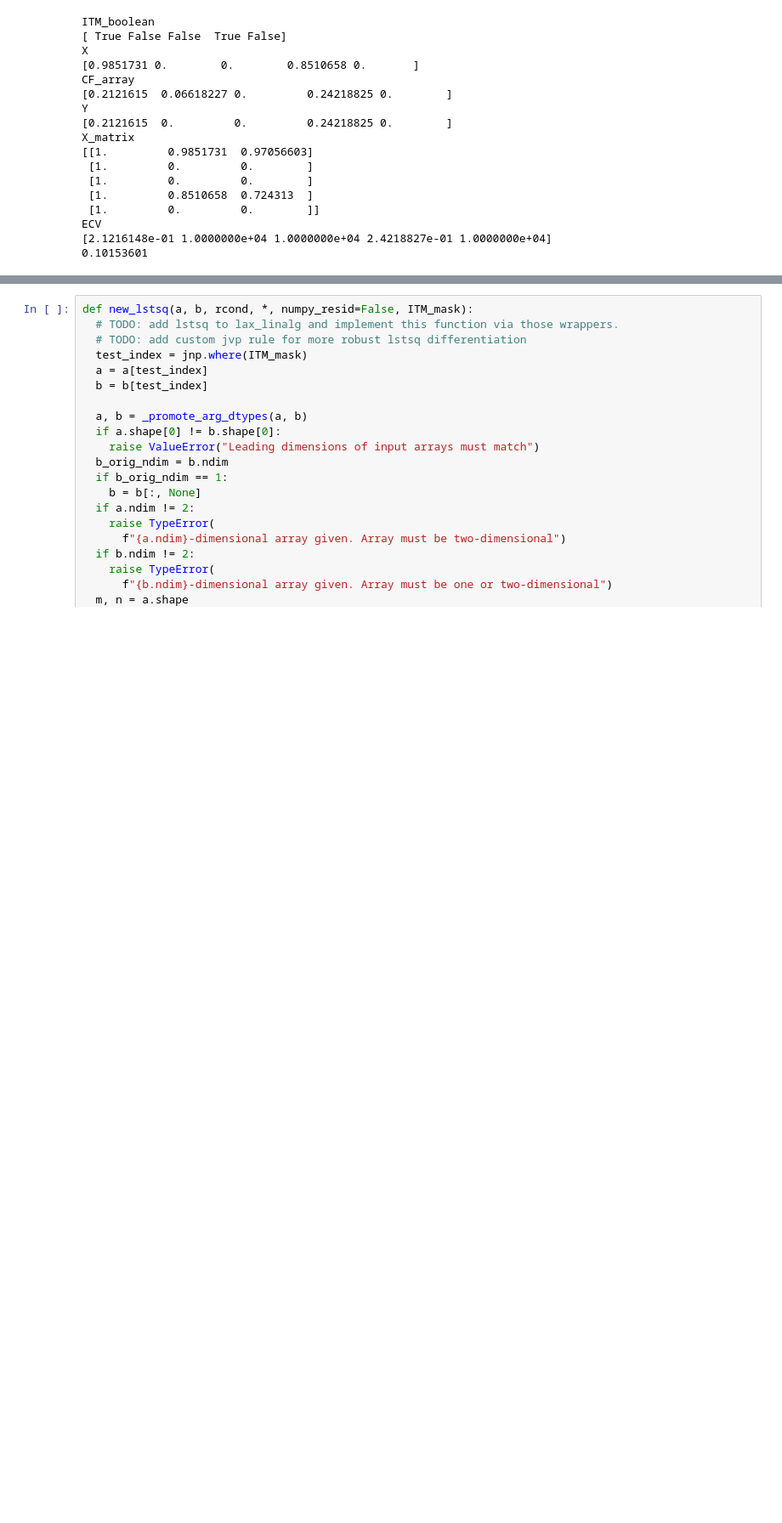
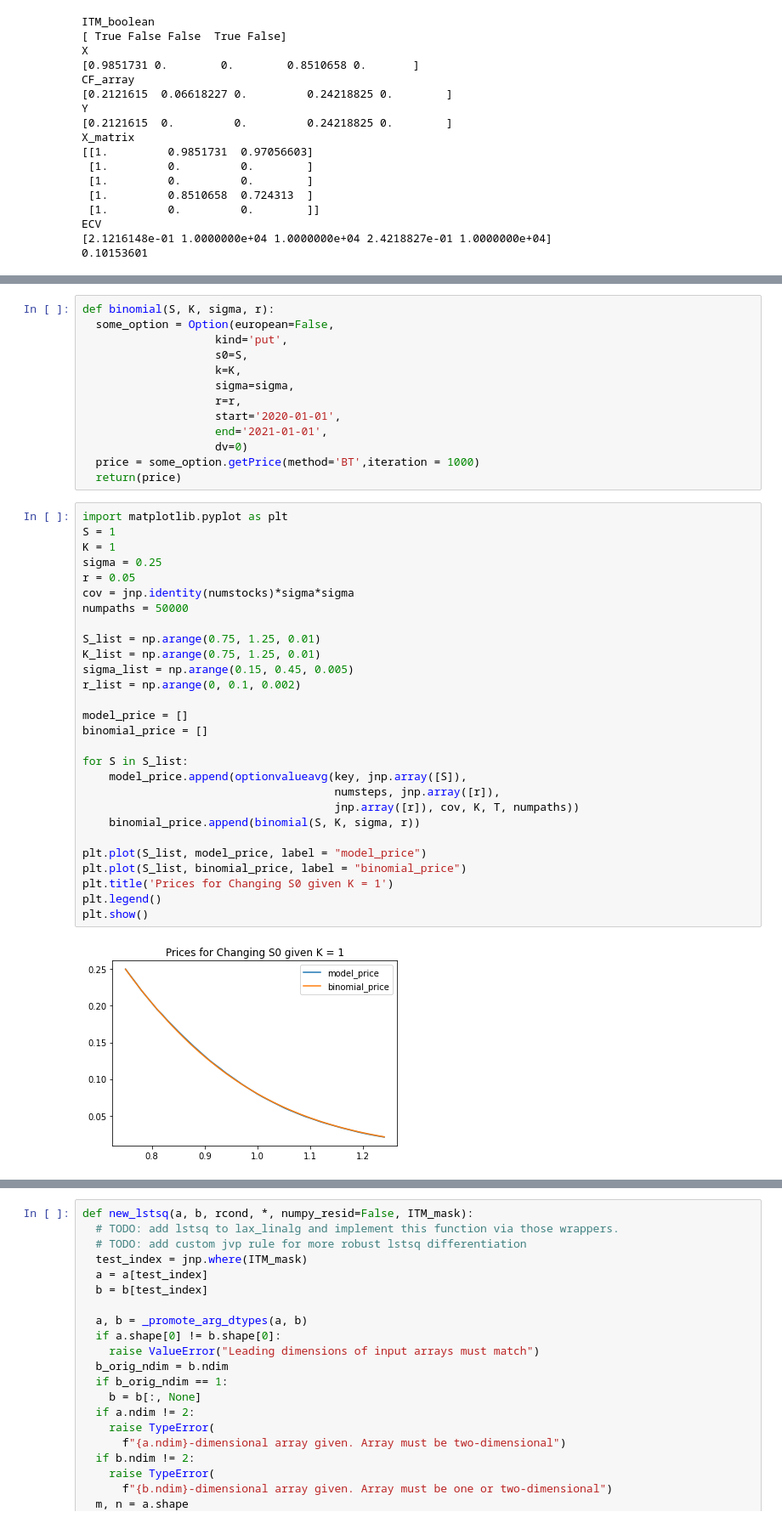
Before and after one commit to xinyanz-erin/Applied-Finance-Project, a Jupyter notebook: American_Call_jax_v4.ipynb, the cells around one changed output, grey strips where cells are left out. Shown at 85% size. Cells and saved outputs as stored; diff of their text form; blank space fills up the shorter version.

```diff
--- a/American_Call_jax_v4.ipynb
+++ b/American_Call_jax_v4.ipynb
@@ -246,0 +272,43 @@ print(goptionvalueavg(keys, initial_stocks, numsteps, drift, r, cov, K, T, numpa
+# %%
+def binomial(S, K, sigma, r):
+  some_option = Option(european=False,
+                    kind='put',
+                    s0=S,
+                    k=K,
+                    sigma=sigma,
+                    r=r,
+                    start='2020-01-01',
+                    end='2021-01-01',
+                    dv=0)
+  price = some_option.getPrice(method='BT',iteration = 1000)
+  return(price)
+# %%
+import matplotlib.pyplot as plt
+S = 1
+K = 1
+sigma = 0.25
+r = 0.05
+cov = jnp.identity(numstocks)*sigma*sigma
+numpaths = 50000
+
+S_list = np.arange(0.75, 1.25, 0.01)
+K_list = np.arange(0.75, 1.25, 0.01)
+sigma_list = np.arange(0.15, 0.45, 0.005)
+r_list = np.arange(0, 0.1, 0.002)
+
+model_price = []
+binomial_price = []
+
+for S in S_list:
+    model_price.append(optionvalueavg(key, jnp.array([S]),
+                                      numsteps, jnp.array([r]),
+                                      jnp.array([r]), cov, K, T, numpaths))
+    binomial_price.append(binomial(S, K, sigma, r))
+
+plt.plot(S_list, model_price, label = "model_price")
+plt.plot(S_list, binomial_price, label = "binomial_price")
+plt.title('Prices for Changing S0 given K = 1')
+plt.legend()
+plt.show()
+# %% [output]
+[figure, added]
```
Also changed, not shown: parts of 11 cells of this notebook.
